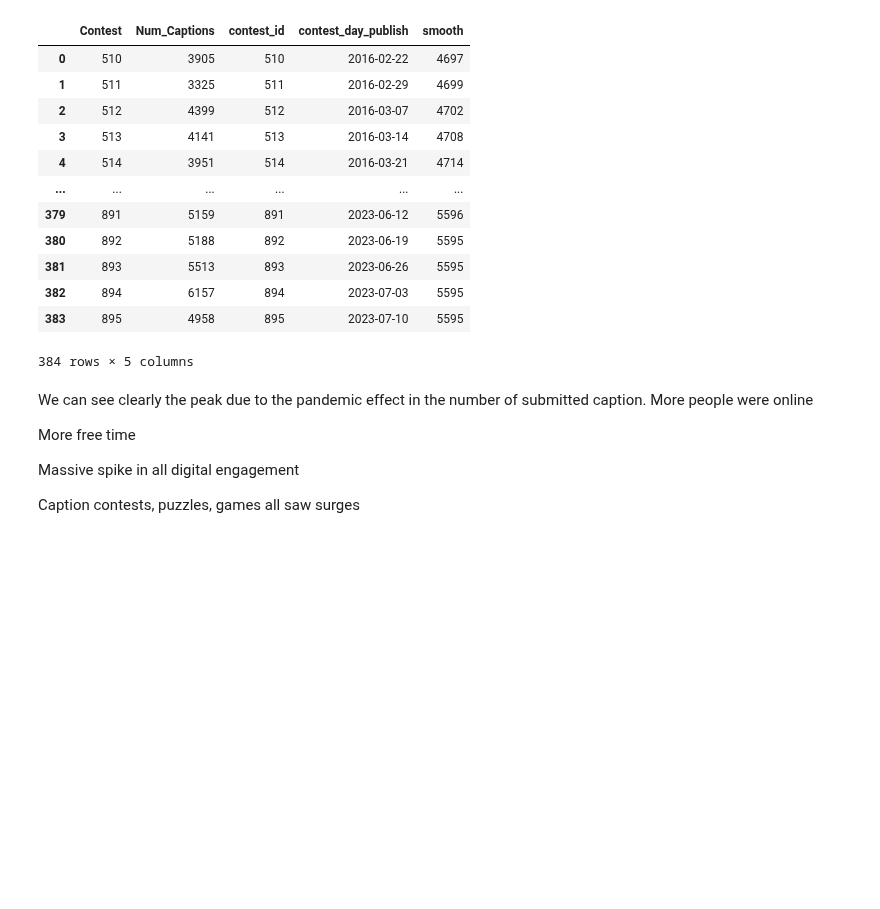
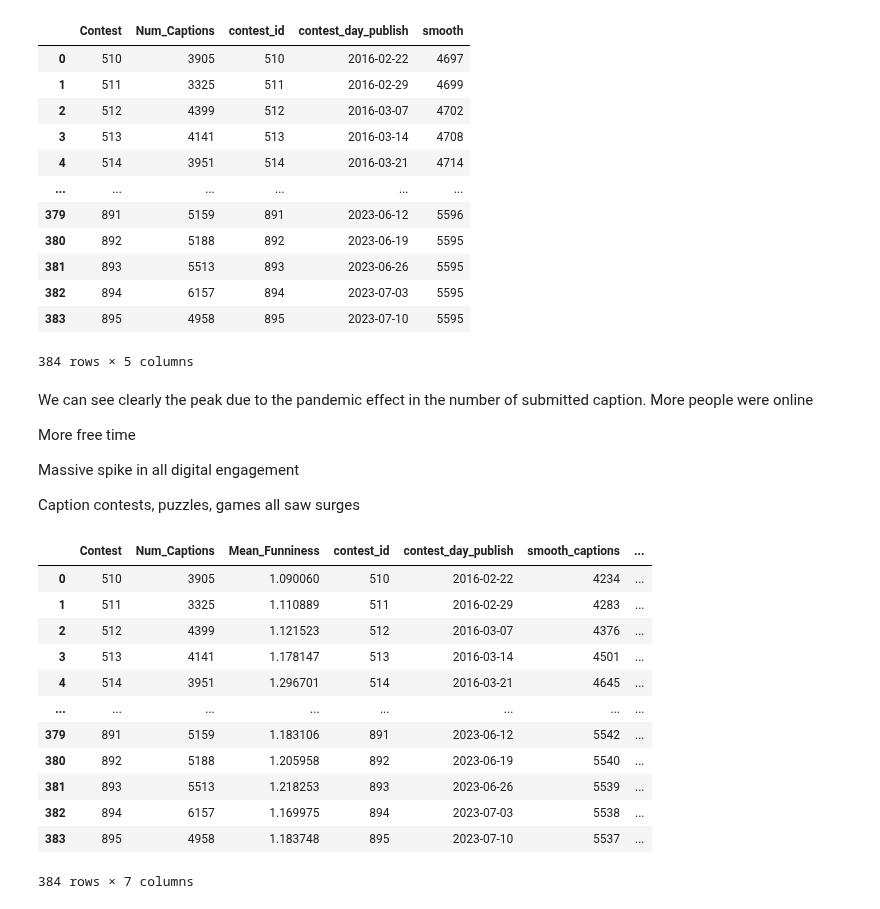
Before and after one commit to epfl-ada/ada-2025-project-json-derulo, a Jupyter notebook: src/Hanna/temporal_test.ipynb, the cells around one changed output. Drawn from its saved outputs; the diff is of its cells as text; code cells hidden in the pictures; blank space fills up the shorter version.

```diff
--- a/src/Hanna/temporal_test.ipynb
+++ b/src/Hanna/temporal_test.ipynb
@@ -369,0 +423,16 @@ Caption contests, puzzles, games all saw surges
+# %%
+plot_captions_and_funniness_timeline_plotly(CSV_CLEAN_DIR, contest_with_dates, sigma=4)
+# %% [output]
+|  | Contest | Num_Captions | Mean_Funniness | contest_id | contest_day_publish | smooth_captions | ... |
+| 0 | 510 | 3905 | 1.090060 | 510 | 2016-02-22 | 4234 | ... |
+| 1 | 511 | 3325 | 1.110889 | 511 | 2016-02-29 | 4283 | ... |
+| 2 | 512 | 4399 | 1.121523 | 512 | 2016-03-07 | 4376 | ... |
+| 3 | 513 | 4141 | 1.178147 | 513 | 2016-03-14 | 4501 | ... |
+| 4 | 514 | 3951 | 1.296701 | 514 | 2016-03-21 | 4645 | ... |
+| ... | ... | ... | ... | ... | ... | ... | ... |
+| 379 | 891 | 5159 | 1.183106 | 891 | 2023-06-12 | 5542 | ... |
+| 380 | 892 | 5188 | 1.205958 | 892 | 2023-06-19 | 5540 | ... |
+| 381 | 893 | 5513 | 1.218253 | 893 | 2023-06-26 | 5539 | ... |
+| 382 | 894 | 6157 | 1.169975 | 894 | 2023-07-03 | 5538 | ... |
+| 383 | 895 | 4958 | 1.183748 | 895 | 2023-07-10 | 5537 | ... |
+384 rows × 7 columns
```
Also changed, not shown: parts of 5 cells of this notebook, 15 other files.
